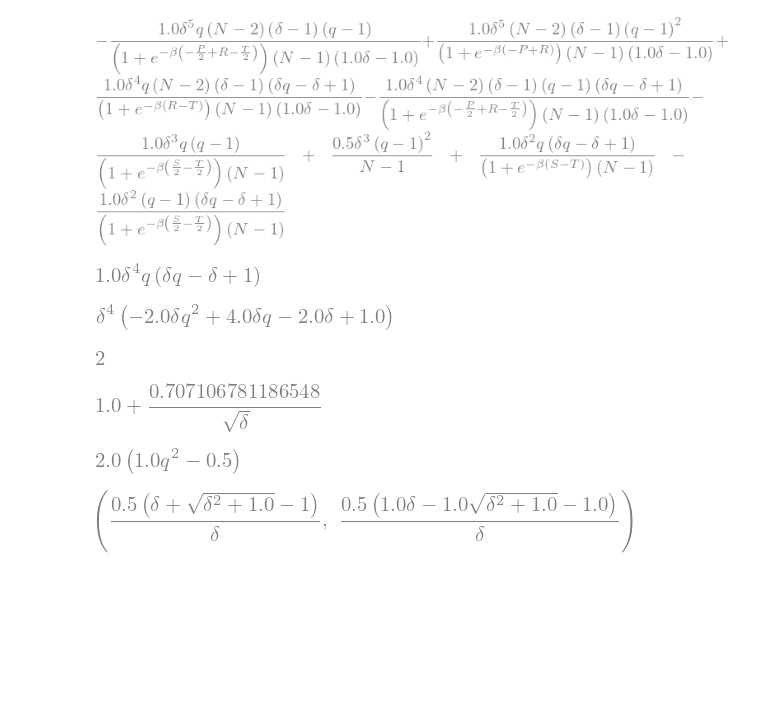
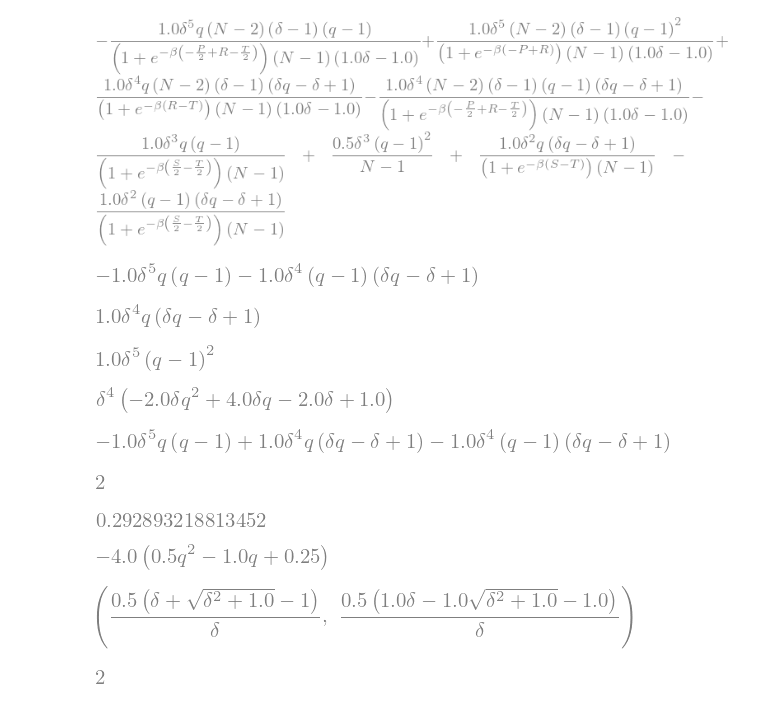
Before and after one commit to Nikoleta-v3/evolution-of-cooperation-with-limited-updating-payoff-memory, a Jupyter notebook: nbs/Maths.ipynb, the cells around one changed output. Cells and saved outputs as stored; diff of their text form; code cells hidden in the pictures; blank space fills up the shorter version.

```diff
--- a/nbs/Maths.ipynb
+++ b/nbs/Maths.ipynb
@@ -626,17 +630,29 @@ sum(x.multiply_elementwise(rho.T))
 [figure]
 # %%
 expr = (x[14] / (N - 2) * (N - 1)).factor() + (x[11] / (N - 2) * (N - 1)).factor()
+# %%
+expr
+# %% [output]
+[figure, added]
 # %%
-num = sym.fraction(product[10].simplify() / (N - 2) * (N - 1))[0]
+num = sym.fraction(x[10].simplify() / (N - 2) * (N - 1))[0]
 num
 # %% [output]
 [figure]
 # %%
 den = sym.fraction((x[15] / (N - 2) * (N - 1)) / (delta - 1) * (1.0 * delta - 1.0))[0]
+# %%
+den
+# %% [output]
+[figure, added]
 # %%
 (num + expr - den).simplify()
 # %% [output]
 [figure]
+# %%
+num + expr
+# %% [output]
+[figure, added]
 # %%
 sol = sym.solvers.solve((num + expr - den).factor(), q)
 # %%
@@ -644,13 +660,13 @@ len(sol)
 # %% [output]
 [figure]
 # %%
-sol[1]
+sol[0].subs({delta: 1})
 # %% [output]
-[figure, old version]
+[figure, new version]
 # %%
-(num - expr - den).subs({delta: 1}).factor()
+(num + expr - den).subs({delta: 1}).factor()
 # %% [output]
-[figure, old version]
+[figure, new version]
 # %%
 sol = sym.solvers.solve(num - expr - den, q)
 # %%
@@ -659,6 +675,8 @@ sol[1].simplify(), sol[0].factor()
 [figure]
 # %%
 len(sol)
+# %% [output]
+[figure, added]
 # %%
 exp = (num - expr - den).subs({delta: 1})
 # %%
```
Also changed, not shown: parts of 7 cells of this notebook, 19 other files.
